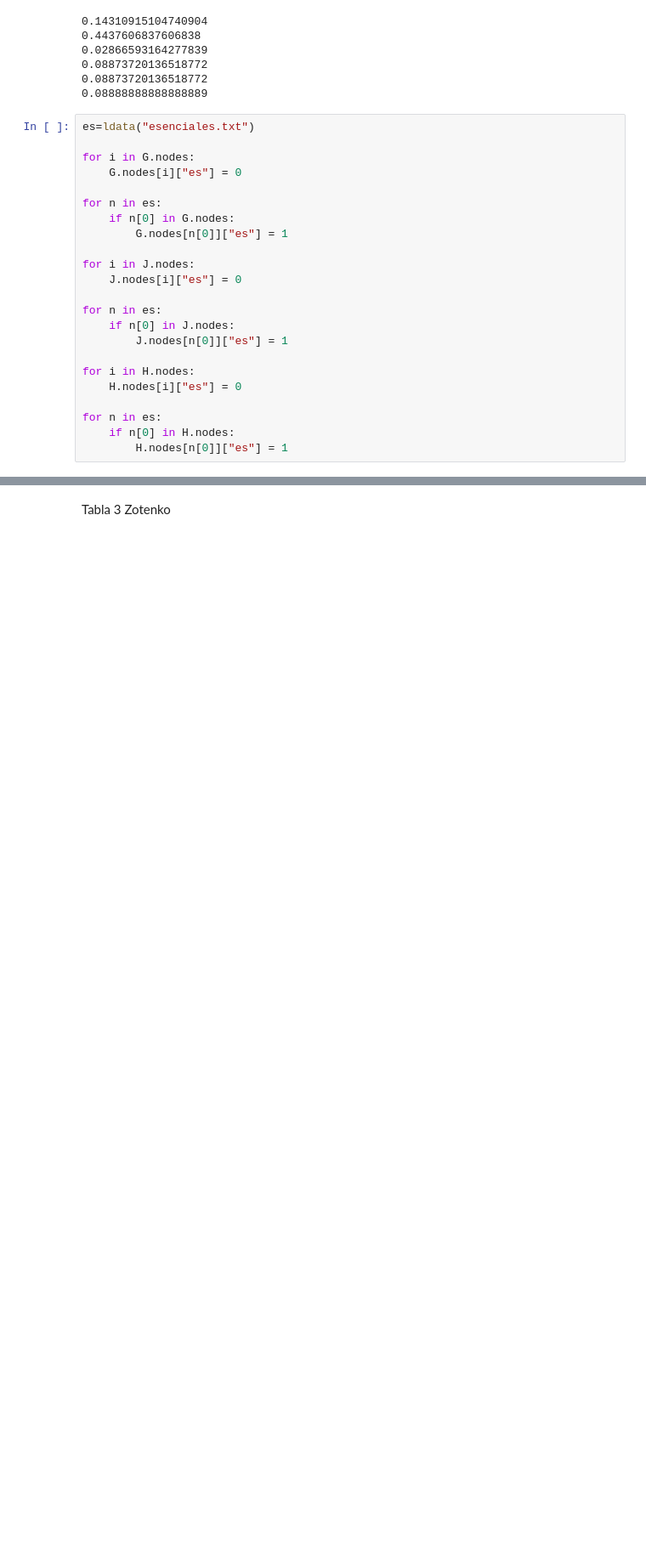
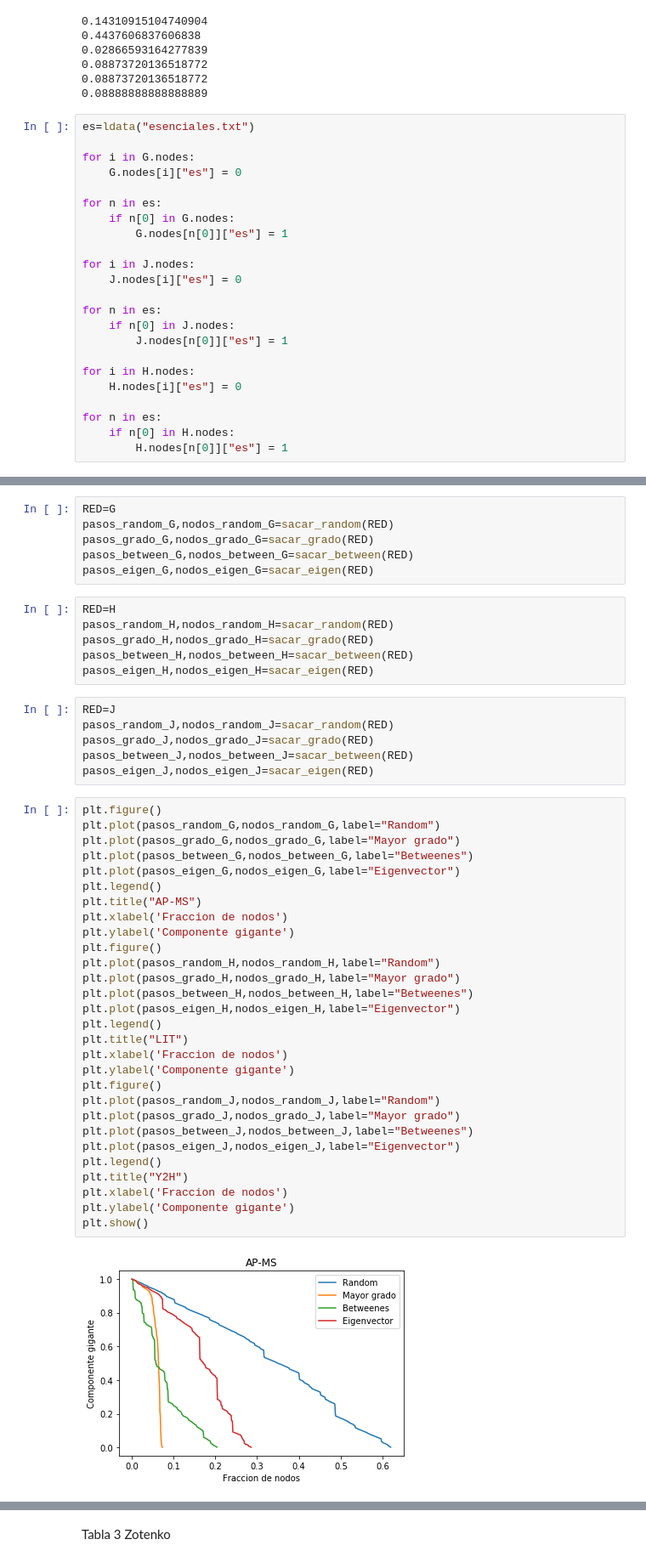
Before and after one commit to fedesevle/Redes_FLEM, a Jupyter notebook: TP2/TP_2.ipynb, the cells around one changed output, grey strips where cells are left out. Shown at 85% size. Drawn from its saved outputs; the diff is of its cells as text; blank space fills up the shorter version.

```diff
--- a/TP2/TP_2.ipynb
+++ b/TP2/TP_2.ipynb
@@ -755,0 +355,49 @@ plt.show()
+# %%
+RED=G
+pasos_random_G,nodos_random_G=sacar_random(RED)
+pasos_grado_G,nodos_grado_G=sacar_grado(RED)
+pasos_between_G,nodos_between_G=sacar_between(RED)
+pasos_eigen_G,nodos_eigen_G=sacar_eigen(RED)
+# %%
+RED=H
+pasos_random_H,nodos_random_H=sacar_random(RED)
+pasos_grado_H,nodos_grado_H=sacar_grado(RED)
+pasos_between_H,nodos_between_H=sacar_between(RED)
+pasos_eigen_H,nodos_eigen_H=sacar_eigen(RED)
+# %%
+RED=J
+pasos_random_J,nodos_random_J=sacar_random(RED)
+pasos_grado_J,nodos_grado_J=sacar_grado(RED)
+pasos_between_J,nodos_between_J=sacar_between(RED)
+pasos_eigen_J,nodos_eigen_J=sacar_eigen(RED)
+# %%
+plt.figure()
+plt.plot(pasos_random_G,nodos_random_G,label="Random")
+plt.plot(pasos_grado_G,nodos_grado_G,label="Mayor grado")
+plt.plot(pasos_between_G,nodos_between_G,label="Betweenes")
+plt.plot(pasos_eigen_G,nodos_eigen_G,label="Eigenvector")
+plt.legend()
+plt.title("AP-MS")
+plt.xlabel('Fraccion de nodos')
+plt.ylabel('Componente gigante')
+plt.figure()
+plt.plot(pasos_random_H,nodos_random_H,label="Random")
+plt.plot(pasos_grado_H,nodos_grado_H,label="Mayor grado")
+plt.plot(pasos_between_H,nodos_between_H,label="Betweenes")
+plt.plot(pasos_eigen_H,nodos_eigen_H,label="Eigenvector")
+plt.legend()
+plt.title("LIT")
+plt.xlabel('Fraccion de nodos')
+plt.ylabel('Componente gigante')
+plt.figure()
+plt.plot(pasos_random_J,nodos_random_J,label="Random")
+plt.plot(pasos_grado_J,nodos_grado_J,label="Mayor grado")
+plt.plot(pasos_between_J,nodos_between_J,label="Betweenes")
+plt.plot(pasos_eigen_J,nodos_eigen_J,label="Eigenvector")
+plt.legend()
+plt.title("Y2H")
+plt.xlabel('Fraccion de nodos')
+plt.ylabel('Componente gigante')
+plt.show()
+# %% [output]
+[figure, added]
```
Also changed, not shown: parts of 15 cells of this notebook.
